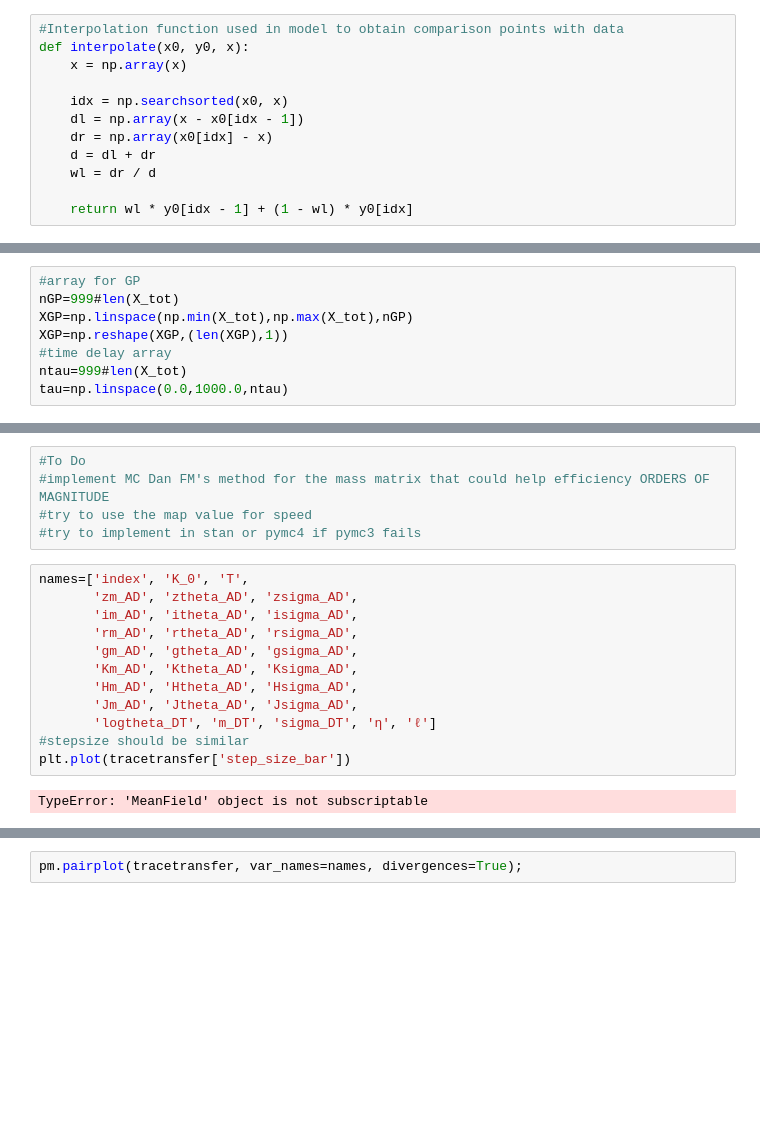
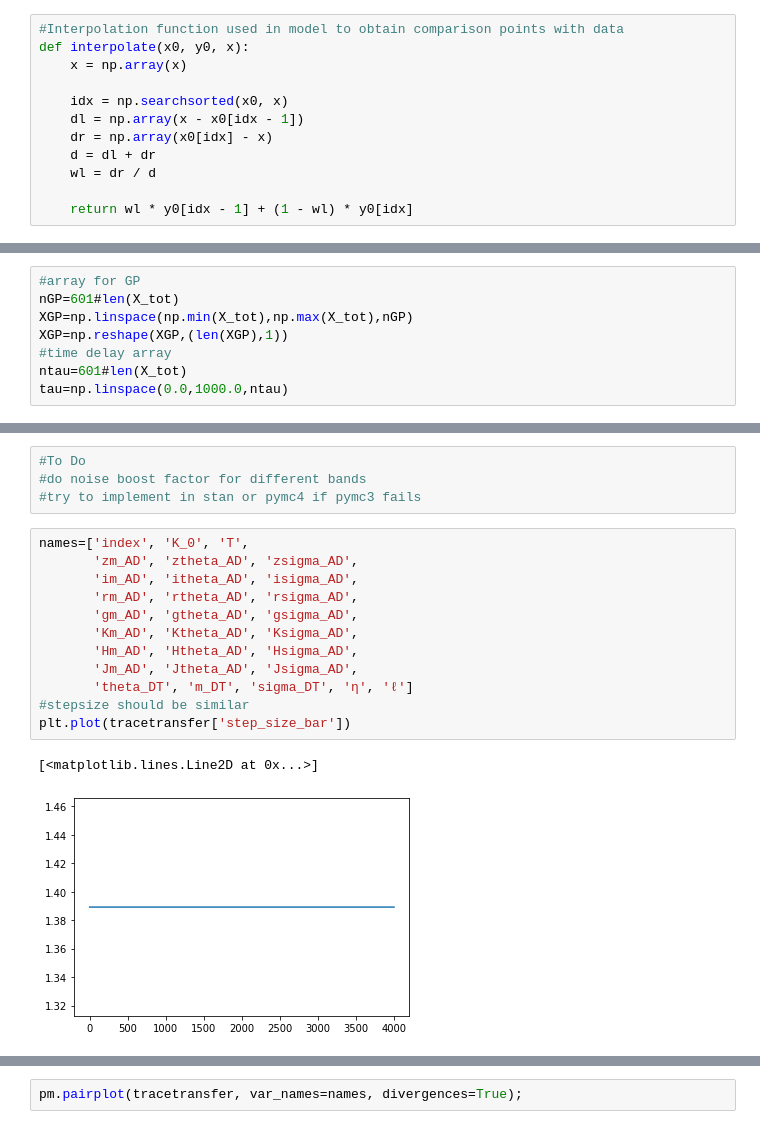
Before and after one commit to MalteBrinch/Master-Thesis-Code, a Jupyter notebook: 7d conv and iterating a GP.ipynb, the cells around one changed output, grey strips where cells are left out. Cells and saved outputs as stored; diff of their text form; blank space fills up the shorter version.

```diff
--- a/7d conv and iterating a GP.ipynb
+++ b/7d conv and iterating a GP.ipynb
@@ -152,10 +226,10 @@ plt.legend()
 # %%
 #array for GP
-nGP=999#len(X_tot)
+nGP=601#len(X_tot)
 XGP=np.linspace(np.min(X_tot),np.max(X_tot),nGP)
 XGP=np.reshape(XGP,(len(XGP),1))
 #time delay array
-ntau=999#len(X_tot)
+ntau=601#len(X_tot)
 tau=np.linspace(0.0,1000.0,ntau)
 # %%
 #stan tuning schedule
@@ -447,21 +540,21 @@ Finished [100%]: Average Loss = 1,348.6
 # %%
 #To Do
-#implement MC Dan FM's method for the mass matrix that could help efficiency ORDERS OF MAGNITUDE
-#try to use the map value for speed
+#do noise boost factor for different bands
 #try to implement in stan or pymc4 if pymc3 fails
 # %%
 names=['index', 'K_0', 'T',
        'zm_AD', 'ztheta_AD', 'zsigma_AD',
        'im_AD', 'itheta_AD', 'isigma_AD',
        'rm_AD', 'rtheta_AD', 'rsigma_AD',
        'gm_AD', 'gtheta_AD', 'gsigma_AD',
        'Km_AD', 'Ktheta_AD', 'Ksigma_AD',
        'Hm_AD', 'Htheta_AD', 'Hsigma_AD',
        'Jm_AD', 'Jtheta_AD', 'Jsigma_AD',
-       'logtheta_DT', 'm_DT', 'sigma_DT', 'η', 'ℓ']
+       'theta_DT', 'm_DT', 'sigma_DT', 'η', 'ℓ']
 #stepsize should be similar
 plt.plot(tracetransfer['step_size_bar'])
 # %% [output]
-TypeError: 'MeanField' object is not subscriptable
+[<matplotlib.lines.Line2D at 0x...>]
+[figure, added]
 # %%
 pm.plot_posterior(tracetransfer.sample(1000),var_names=names ,color='LightSeaGreen');
```
Also changed, not shown: parts of 20 cells of this notebook.
